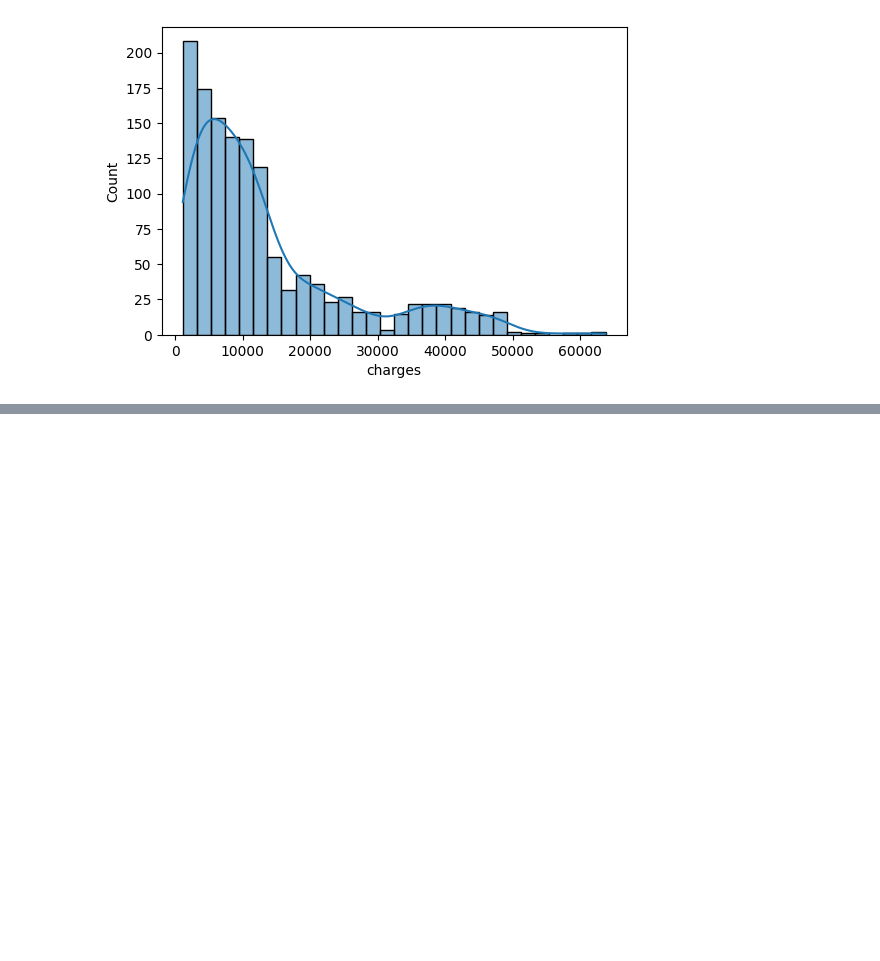
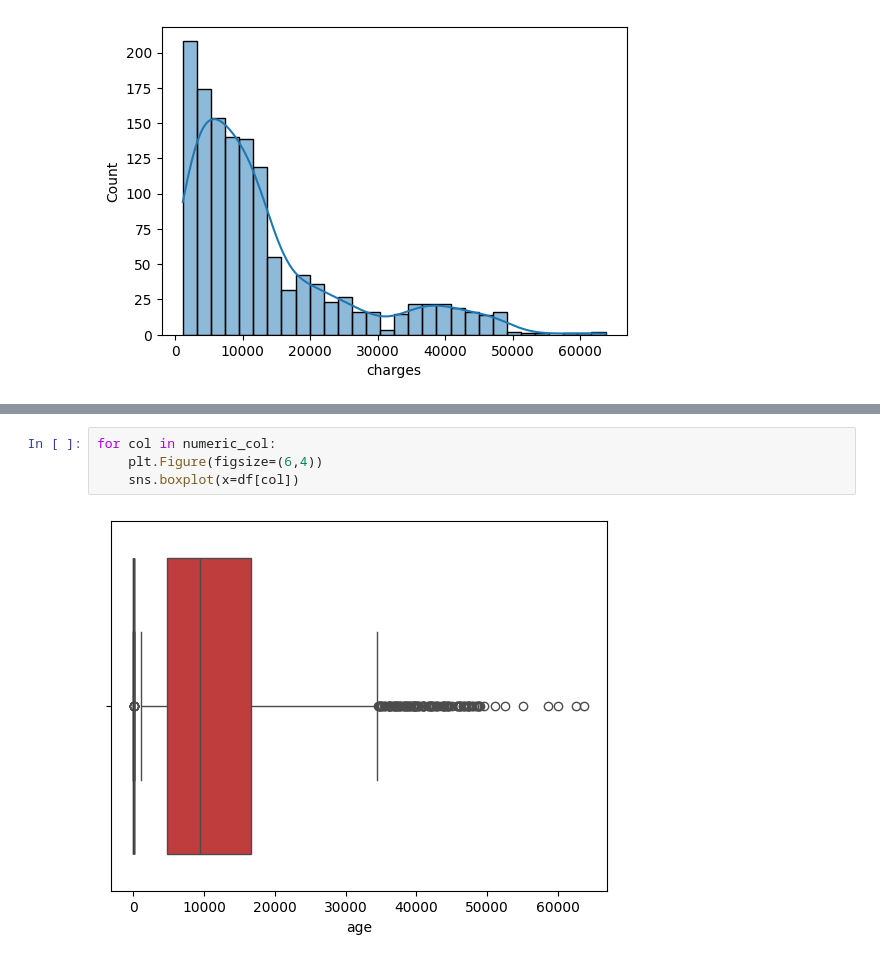
Before and after one commit to Turab031/numpy, a Jupyter notebook: project1.ipynb, the cells around one changed output, grey strips where cells are left out. Cells and saved outputs as stored; diff of their text form; blank space fills up the shorter version.

```diff
--- a/project1.ipynb
+++ b/project1.ipynb
@@ -71,0 +77,6 @@ for col in numeric_col:
+# %%
+for col in numeric_col:
+    plt.Figure(figsize=(6,4))
+    sns.boxplot(x=df[col])
+# %% [output]
+[figure, added]
```
Also changed, not shown: parts of 1 cell of this notebook, 1 other file.
